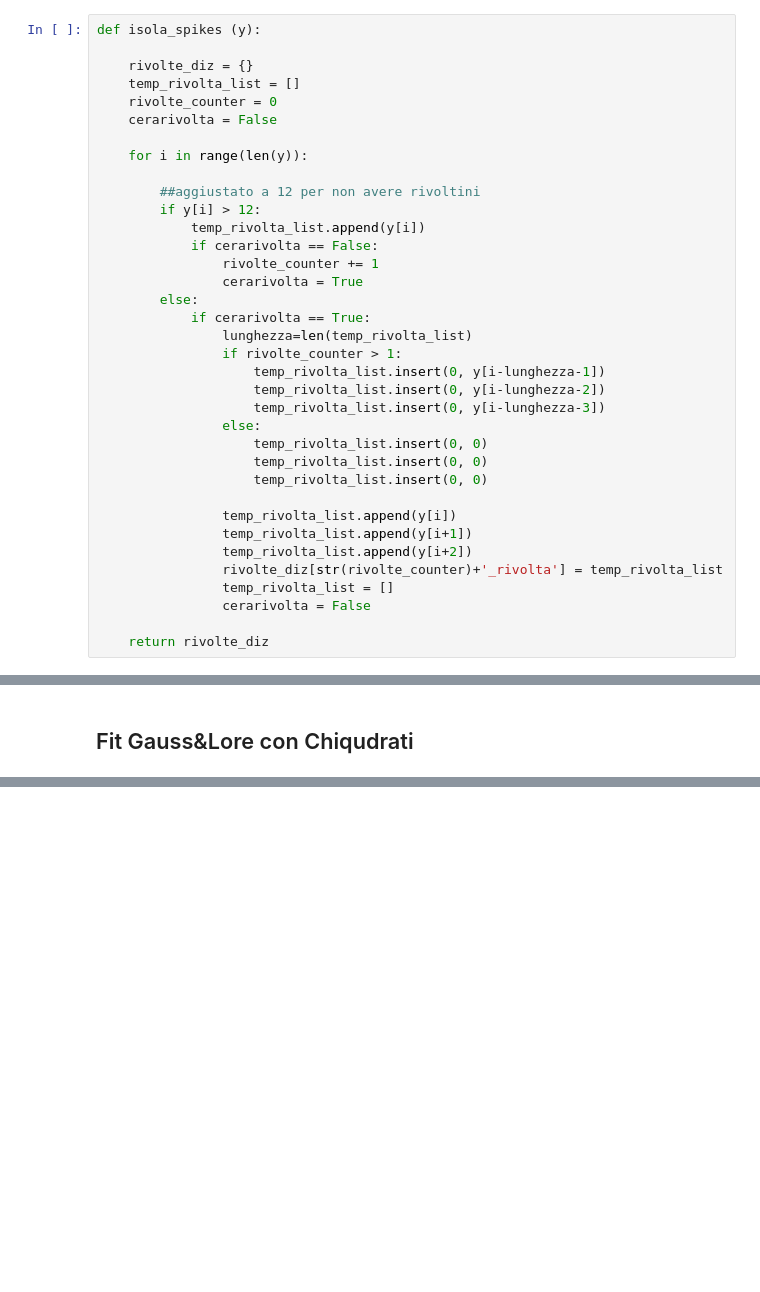
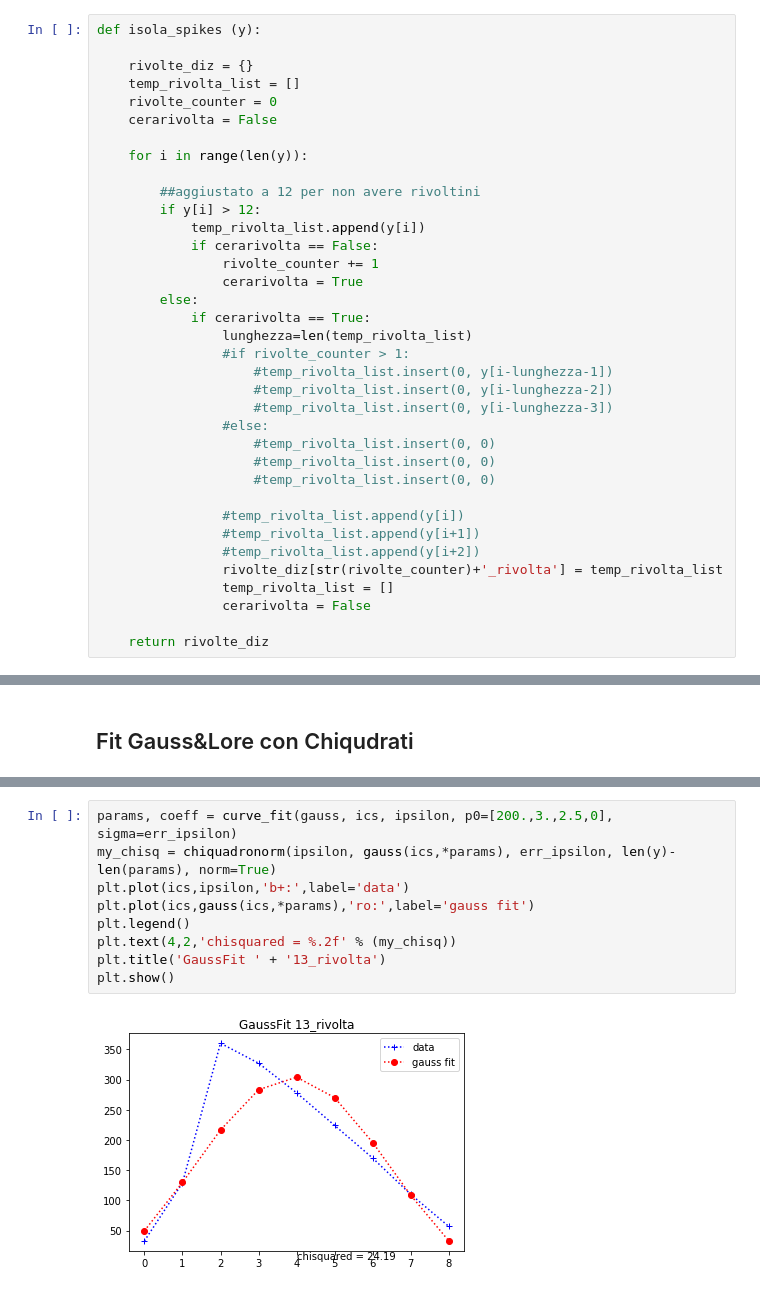
Before and after one commit to jackdeandrea/Econofisica, a Jupyter notebook: definizione_rivolte_fit.ipynb, the cells around one changed output, grey strips where cells are left out. Drawn from its saved outputs; the diff is of its cells as text; blank space fills up the shorter version.

```diff
--- a/definizione_rivolte_fit.ipynb
+++ b/definizione_rivolte_fit.ipynb
@@ -99,18 +99,18 @@ def isola_spikes (y):
         else:
             if cerarivolta == True:
                 lunghezza=len(temp_rivolta_list)
-                if rivolte_counter > 1:
-                    temp_rivolta_list.insert(0, y[i-lunghezza-1])
-                    temp_rivolta_list.insert(0, y[i-lunghezza-2])
-                    temp_rivolta_list.insert(0, y[i-lunghezza-3])
-                else:
-                    temp_rivolta_list.insert(0, 0)
-                    temp_rivolta_list.insert(0, 0)
-                    temp_rivolta_list.insert(0, 0)
+                #if rivolte_counter > 1:
+                    #temp_rivolta_list.insert(0, y[i-lunghezza-1])
+                    #temp_rivolta_list.insert(0, y[i-lunghezza-2])
+                    #temp_rivolta_list.insert(0, y[i-lunghezza-3])
+                #else:
+                    #temp_rivolta_list.insert(0, 0)
+                    #temp_rivolta_list.insert(0, 0)
+                    #temp_rivolta_list.insert(0, 0)
 
-                temp_rivolta_list.append(y[i])
-                temp_rivolta_list.append(y[i+1])
-                temp_rivolta_list.append(y[i+2])
+                #temp_rivolta_list.append(y[i])
+                #temp_rivolta_list.append(y[i+1])
+                #temp_rivolta_list.append(y[i+2])
                 rivolte_diz[str(rivolte_counter)+'_rivolta'] = temp_rivolta_list
                 temp_rivolta_list = []
                 cerarivolta = False
@@ -209,0 +227,11 @@ errore:  6.6513327142814145
+# %%
+params, coeff = curve_fit(gauss, ics, ipsilon, p0=[200.,3.,2.5,0], sigma=err_ipsilon)
+my_chisq = chiquadronorm(ipsilon, gauss(ics,*params), err_ipsilon, len(y)-len(params), norm=True)
+plt.plot(ics,ipsilon,'b+:',label='data')
+plt.plot(ics,gauss(ics,*params),'ro:',label='gauss fit')
+plt.legend()
+plt.text(4,2,'chisquared = %.2f' % (my_chisq))
+plt.title('GaussFit ' + '13_rivolta')
+plt.show()
+# %% [output]
+[figure, added]
```
Also changed, not shown: parts of 15 cells of this notebook.
